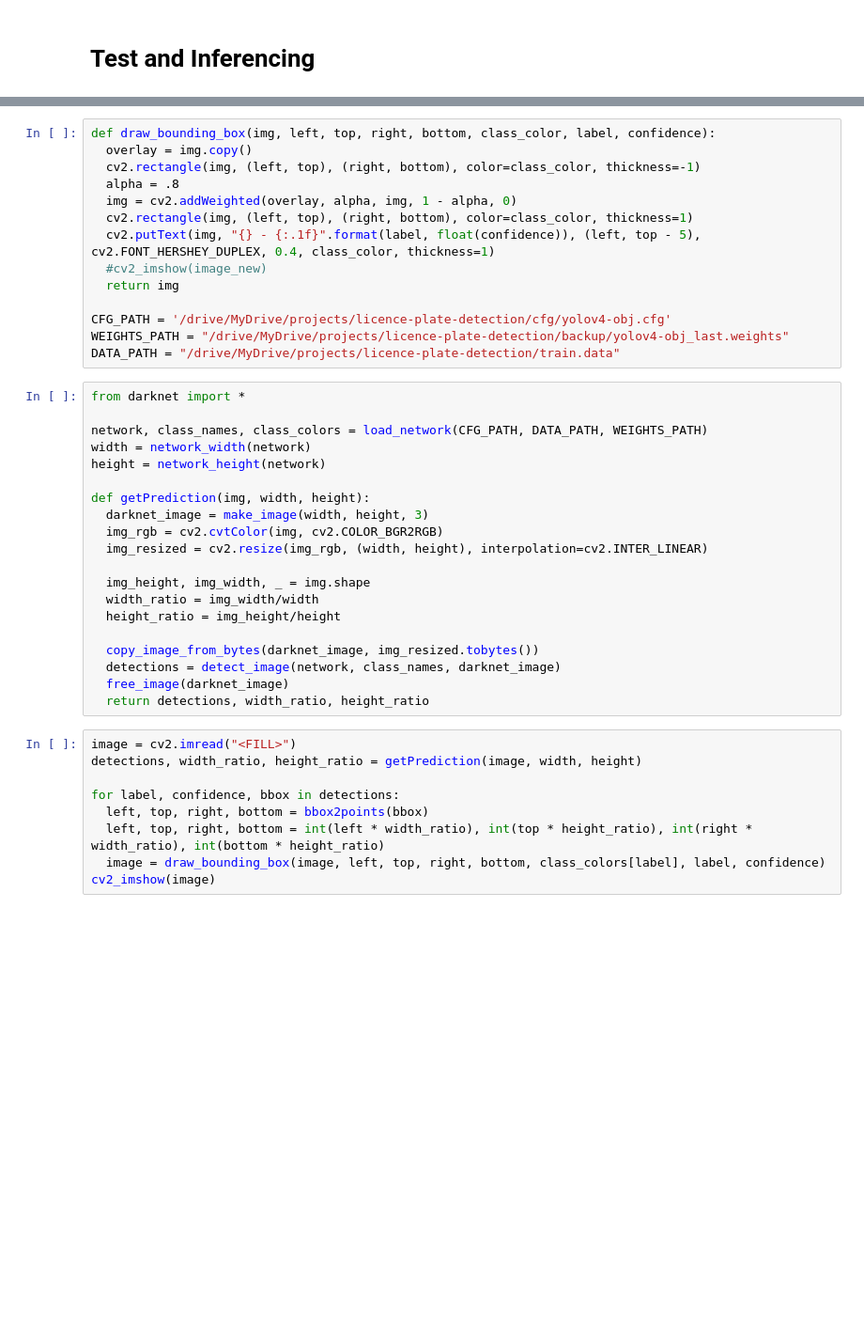
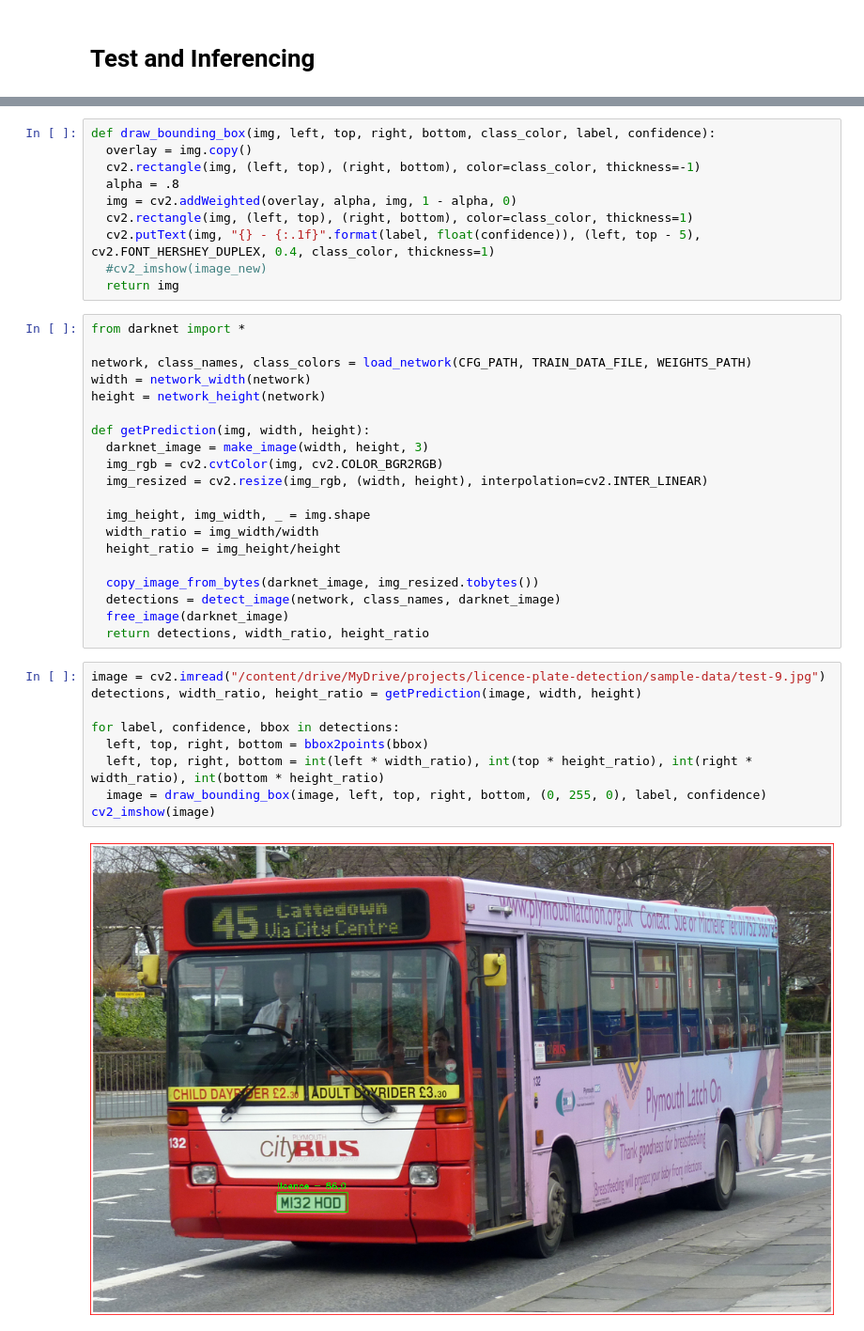
Before and after one commit to sashanktalakola/licence-plate-detection, a Jupyter notebook: licence-plate-detection.ipynb, the cells around one changed output, grey strips where cells are left out. Shown at 94% size. Cells and saved outputs as stored; diff of their text form; blank space fills up the shorter version.

```diff
--- a/licence-plate-detection.ipynb
+++ b/licence-plate-detection.ipynb
@@ -306,14 +265,10 @@ def draw_bounding_box(img, left, top, right, bottom, class_color, label, confide
   cv2.putText(img, "{} - {:.1f}".format(label, float(confidence)), (left, top - 5), cv2.FONT_HERSHEY_DUPLEX, 0.4, class_color, thickness=1)
   #cv2_imshow(image_new)
   return img
-
-CFG_PATH = '/drive/MyDrive/projects/licence-plate-detection/cfg/yolov4-obj.cfg'
-WEIGHTS_PATH = "/drive/MyDrive/projects/licence-plate-detection/backup/yolov4-obj_last.weights"
-DATA_PATH = "/drive/MyDrive/projects/licence-plate-detection/train.data"
 # %%
 from darknet import *
 
-network, class_names, class_colors = load_network(CFG_PATH, DATA_PATH, WEIGHTS_PATH)
+network, class_names, class_colors = load_network(CFG_PATH, TRAIN_DATA_FILE, WEIGHTS_PATH)
 width = network_width(network)
 height = network_height(network)
 
@@ -331,11 +286,13 @@ def getPrediction(img, width, height):
   free_image(darknet_image)
   return detections, width_ratio, height_ratio
 # %%
-image = cv2.imread("<FILL>")
+image = cv2.imread("/content/drive/MyDrive/projects/licence-plate-detection/sample-data/test-9.jpg")
 detections, width_ratio, height_ratio = getPrediction(image, width, height)
 
 for label, confidence, bbox in detections:
   left, top, right, bottom = bbox2points(bbox)
   left, top, right, bottom = int(left * width_ratio), int(top * height_ratio), int(right * width_ratio), int(bottom * height_ratio)
-  image = draw_bounding_box(image, left, top, right, bottom, class_colors[label], label, confidence)
+  image = draw_bounding_box(image, left, top, right, bottom, (0, 255, 0), label, confidence)
 cv2_imshow(image)
+# %% [output]
+[figure, added]
```
Also changed, not shown: parts of 46 cells of this notebook.
